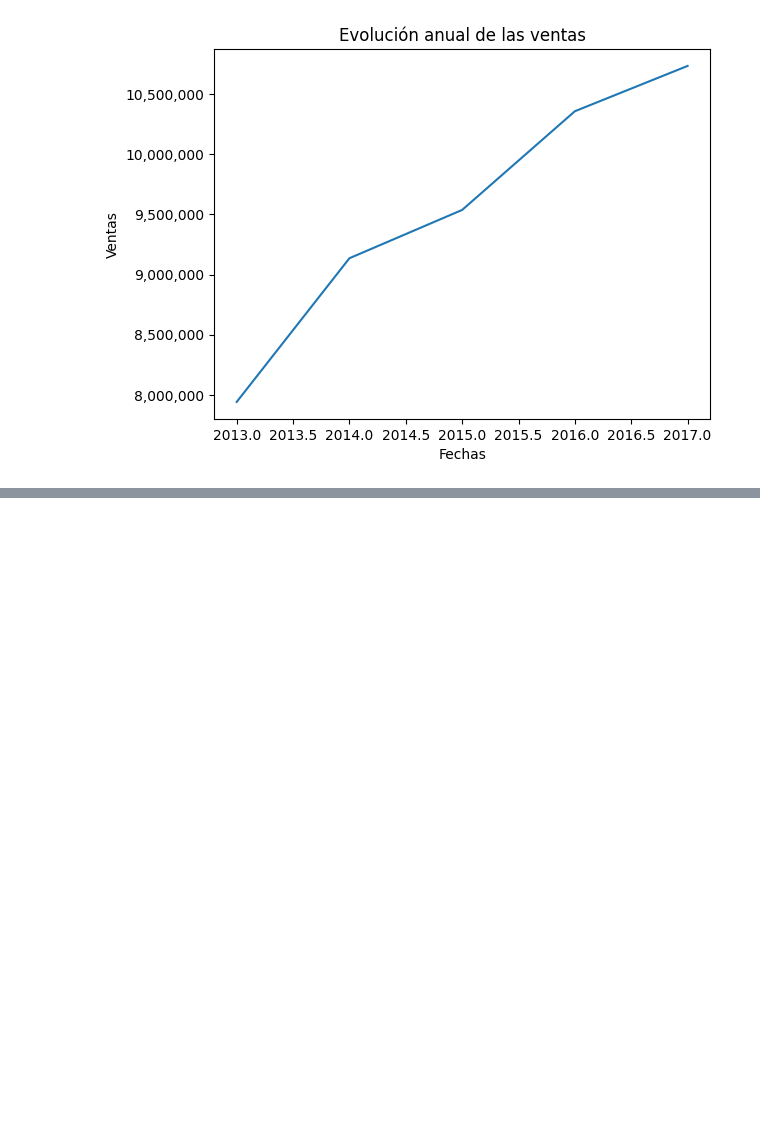
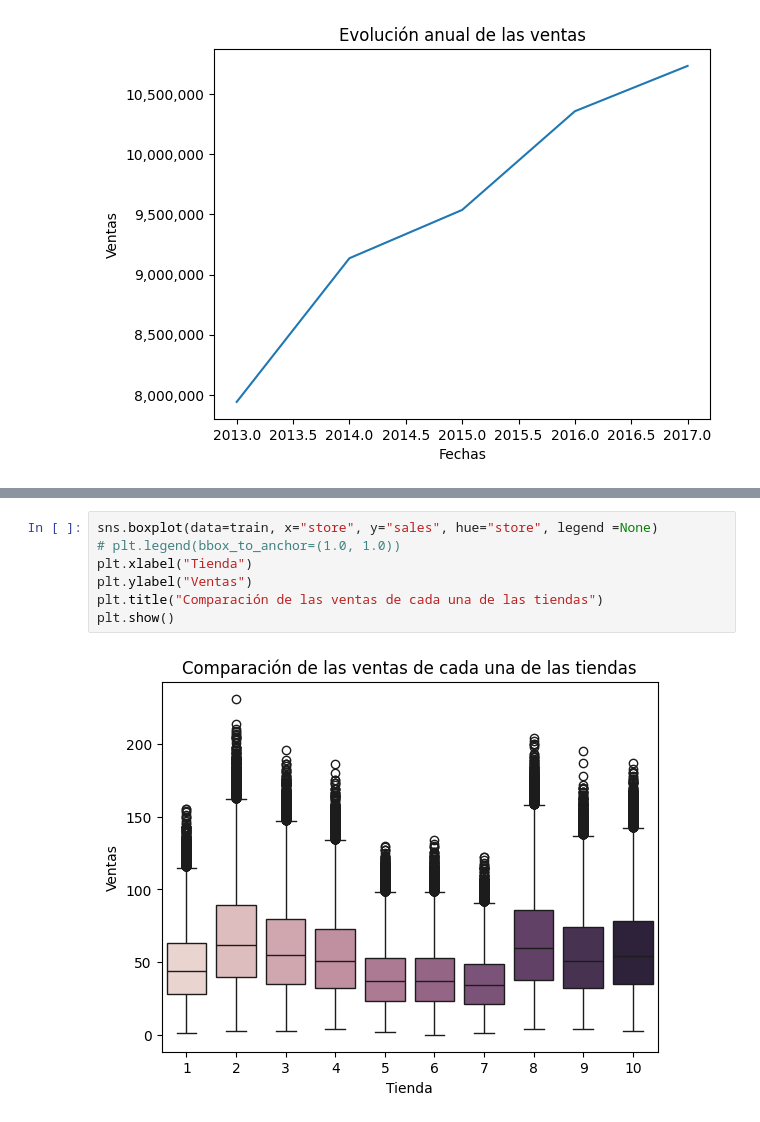
Before and after one commit to where-are-the-avocados/Data-Analysis, a Jupyter notebook: project_n1.ipynb, the cells around one changed output, grey strips where cells are left out. Cells and saved outputs as stored; diff of their text form; blank space fills up the shorter version.

```diff
--- a/project_n1.ipynb
+++ b/project_n1.ipynb
@@ -354,0 +261,9 @@ plt.gca().set_yticklabels(["{:,.0f}".format(x) for x in current_values])
+# %%
+sns.boxplot(data=train, x="store", y="sales", hue="store", legend =None)
+# plt.legend(bbox_to_anchor=(1.0, 1.0))
+plt.xlabel("Tienda")
+plt.ylabel("Ventas")
+plt.title("Comparación de las ventas de cada una de las tiendas")
+plt.show()
+# %% [output]
+[figure, added]
```
Also changed, not shown: parts of 29 cells of this notebook, 3 other files.
